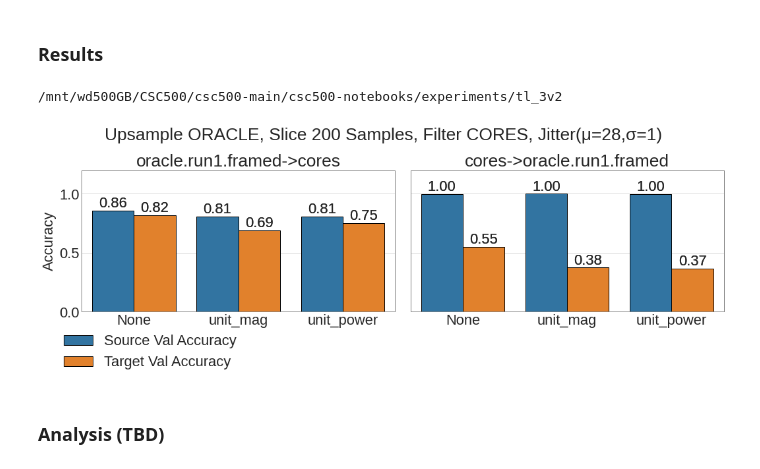
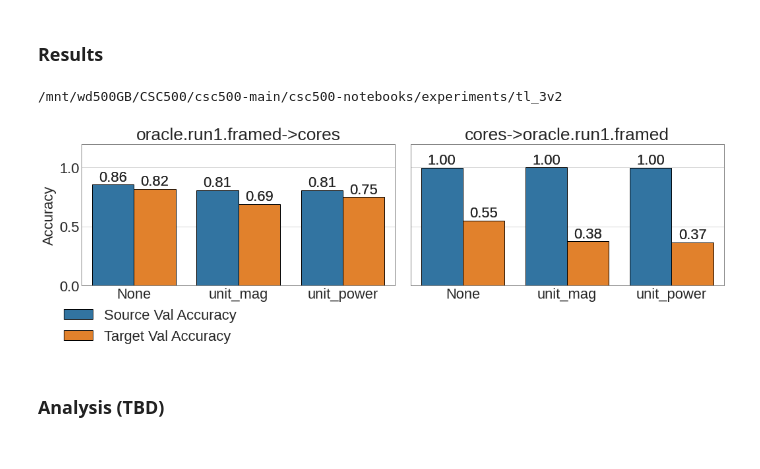
Before and after one commit to stevester94/csc500-notebooks, a Jupyter notebook: analysis/analysis.ipynb, the cells around one changed output. Saved outputs shown, nothing was run; the diff lists cells and outputs as text; code cells hidden in the pictures.

```diff
--- a/analysis/analysis.ipynb
+++ b/analysis/analysis.ipynb
@@ -1115,11 +1161,12 @@ plt.savefig("/tmp/upsample_and_slice_and_filter.png", bbox_inches="tight")
 # %% [markdown]
 ### Results
 # %%
-show_tl_3_upsample_slice_filter_jitter_1("Upsample ORACLE, Slice 200 Samples, Filter CORES, Jitter(μ=28,σ=1)")
+# show_tl_3_upsample_slice_filter_jitter_1("Upsample ORACLE, Slice 200 Samples, Filter CORES, Jitter(μ=28,σ=1)")
+show_tl_3_upsample_slice_filter_jitter_1("")
 plt.savefig("/tmp/upsample_slice_filter_jitter_1.png", bbox_inches="tight")
 # %% [output]
 /mnt/wd500GB/CSC500/csc500-main/csc500-notebooks/experiments/tl_3v2
-[figure, old version]
+[figure, new version]
 # %% [markdown]
 ### Analysis (TBD)
 # %% [markdown]
```
Also changed, not shown: parts of 18 cells of this notebook, 1 other file.
